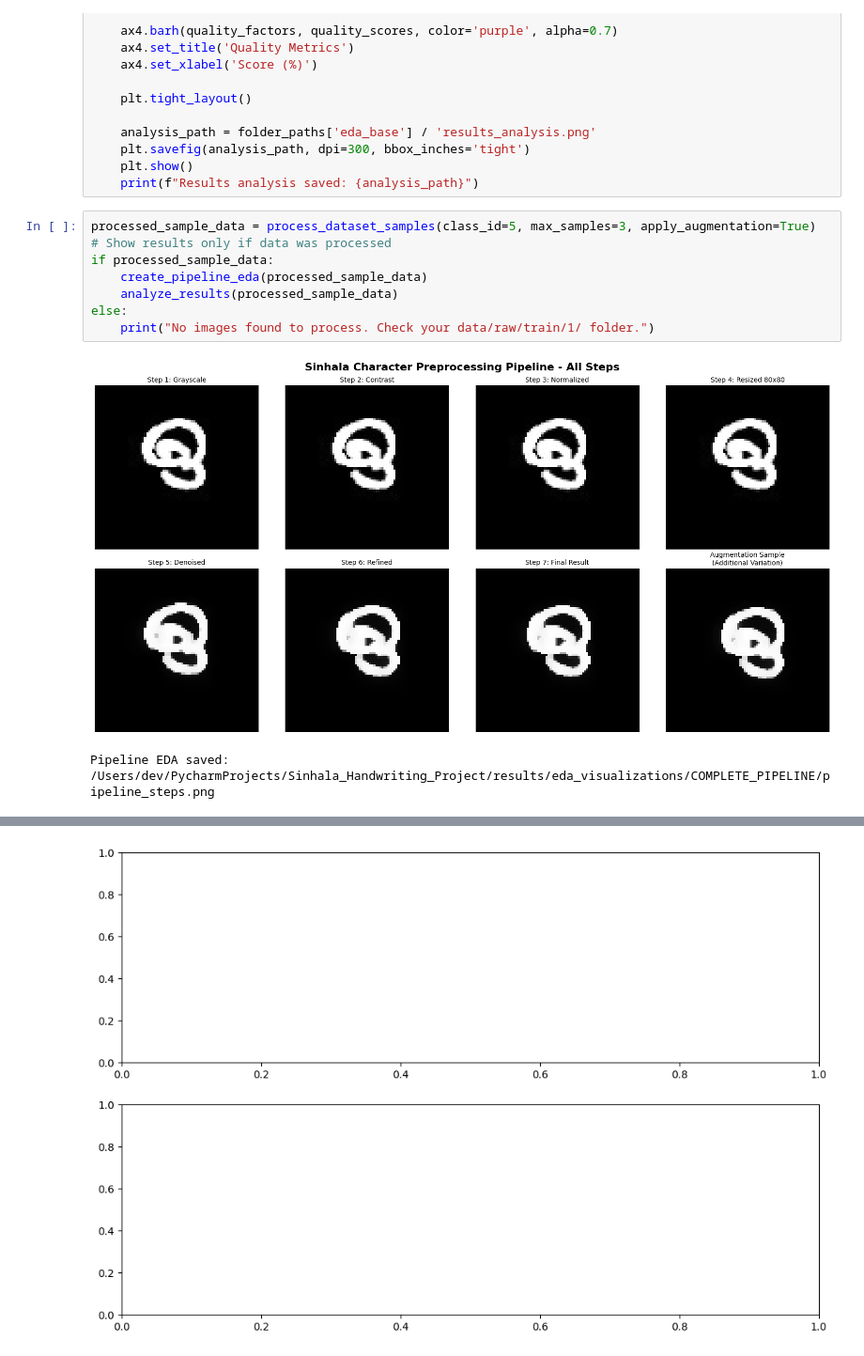
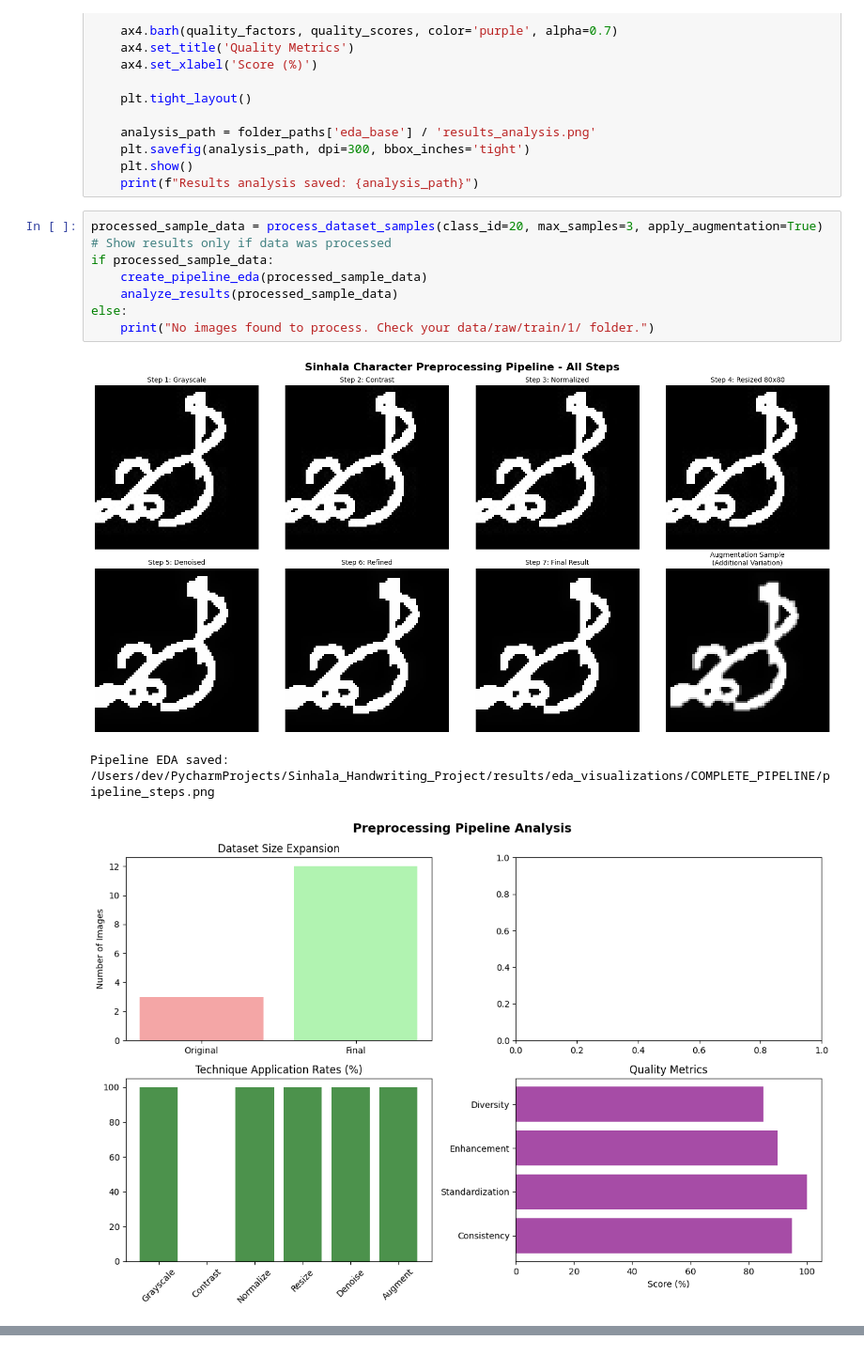
Before and after one commit to isurudevthilina/Sinhala_Handwriting_Project, a Jupyter notebook: notebooks/preprocessing/group_preprocessing_pipeline.ipynb, the cells around one changed output, grey strips where cells are left out. Shown: that part at 94% size. Saved outputs shown, nothing was run; the diff lists cells and outputs as text.

```diff
--- a/notebooks/preprocessing/group_preprocessing_pipeline.ipynb
+++ b/notebooks/preprocessing/group_preprocessing_pipeline.ipynb
@@ -372,13 +372,14 @@ def analyze_results(processed_data):
     plt.show()
     print(f"Results analysis saved: {analysis_path}")
 # %%
-processed_sample_data = process_dataset_samples(class_id=5, max_samples=3, apply_augmentation=True)
+processed_sample_data = process_dataset_samples(class_id=20, max_samples=3, apply_augmentation=True)
 # Show results only if data was processed
 if processed_sample_data:
     create_pipeline_eda(processed_sample_data)
     analyze_results(processed_sample_data)
 else:
     print("No images found to process. Check your data/raw/train/1/ folder.")
 # %% [output]
-[figure, old version]
+[figure, new version]
 Pipeline EDA saved: /Users/dev/PycharmProjects/Sinhala_Handwriting_Project/results/eda_visualizations/COMPLETE_PIPELINE/pipeline_steps.png
+[figure, new version]
@@ -386 +386,0 @@ TypeError: cannot unpack non-iterable Axes object
-[figure, old version]
```
Also changed, not shown: parts of 1 cell of this notebook, 9 other files.
